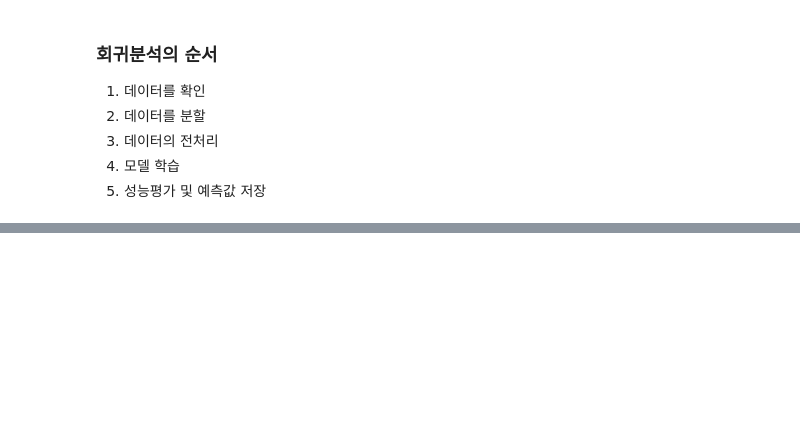
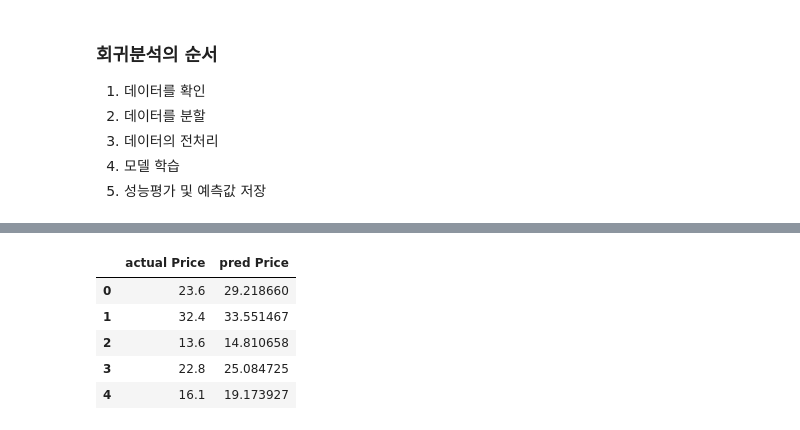
Before and after one commit to youngsang114/machine-learning, a Jupyter notebook: 머신러닝_moon/04_회귀분석.ipynb, the cells around one changed output, grey strips where cells are left out. Saved outputs shown, nothing was run; the diff lists cells and outputs as text; code cells hidden in the pictures; blank space fills up the shorter version.

```diff
--- a/머신러닝_moon/04_회귀분석.ipynb
+++ b/머신러닝_moon/04_회귀분석.ipynb
@@ -34,0 +117,9 @@
+# %%
+## 데이터 전처리
+## 비율, 농도, 계수 등 서로 다른 단위를 가진 연속형 자료
+## Min-Max 방법으로 정규화
+
+from sklearn.preprocessing import MinMaxScaler
+
+scaler=MinMaxScaler()
+x_train_sc =scaler.fit_transform(x_train)
@@ -34,0 +180,3 @@
+# %%
+pred_df = pd.DataFrame(pred_t,columns=["pred Price"])
+actual =pd.DataFrame(y_test,columns=['actual Price'])
@@ -34,0 +201,12 @@
+# %%
+## 두개의 데이터프레임을 결합 후 csv로 저장
+reg_result =pd.concat([actual,pred_df],axis=1)
+reg_result.to_csv("reg_result.csv",index=False,encoding='utf-8')
+reg_result.head()
+# %% [output]
+|  | actual Price | pred Price |
+| 0 | 23.6 | 29.218660 |
+| 1 | 32.4 | 33.551467 |
+| 2 | 13.6 | 14.810658 |
+| 3 | 22.8 | 25.084725 |
+| 4 | 16.1 | 19.173927 |
```
Also changed, not shown: parts of 11 cells of this notebook, 4 other files.
